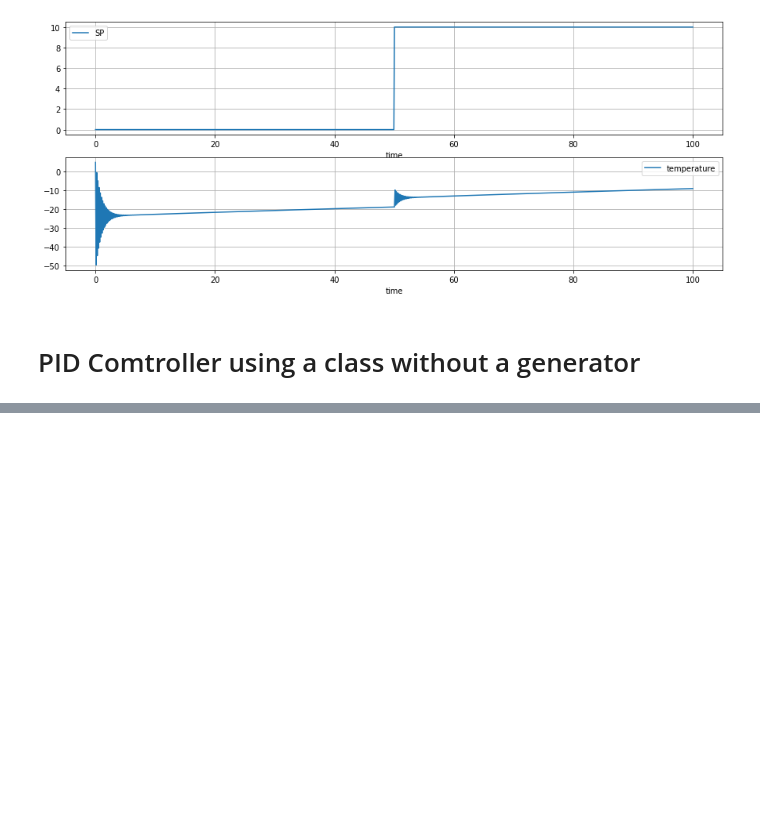
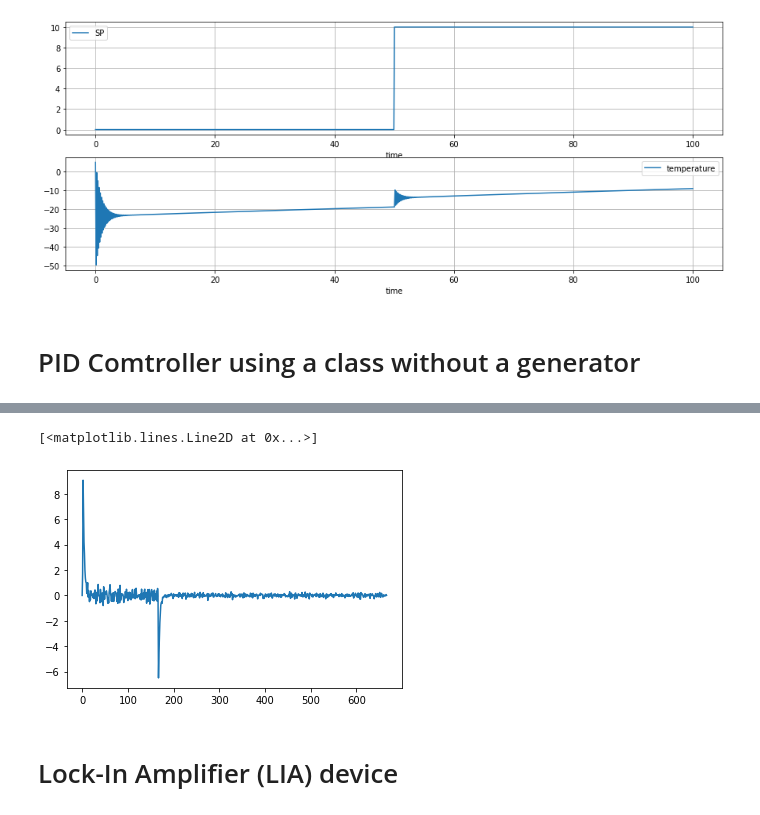
Before and after one commit to RoyElkabetz/NMR-gyroscope, a Jupyter notebook: PID_and_LIA.ipynb, the cells around one changed output, grey strips where cells are left out. Cells and saved outputs as stored; diff of their text form; code cells hidden in the pictures; blank space fills up the shorter version.

```diff
--- a/PID_and_LIA.ipynb
+++ b/PID_and_LIA.ipynb
@@ -201,0 +208,7 @@ plt.plot(pid_controller1.e_saved)
+# %%
+plt.plot(pid_controller2.e_saved)
+# %% [output]
+[<matplotlib.lines.Line2D at 0x...>]
+[figure, added]
+# %% [markdown]
+# Lock-In Amplifier (LIA) device
```
Also changed, not shown: parts of 6 cells of this notebook.
